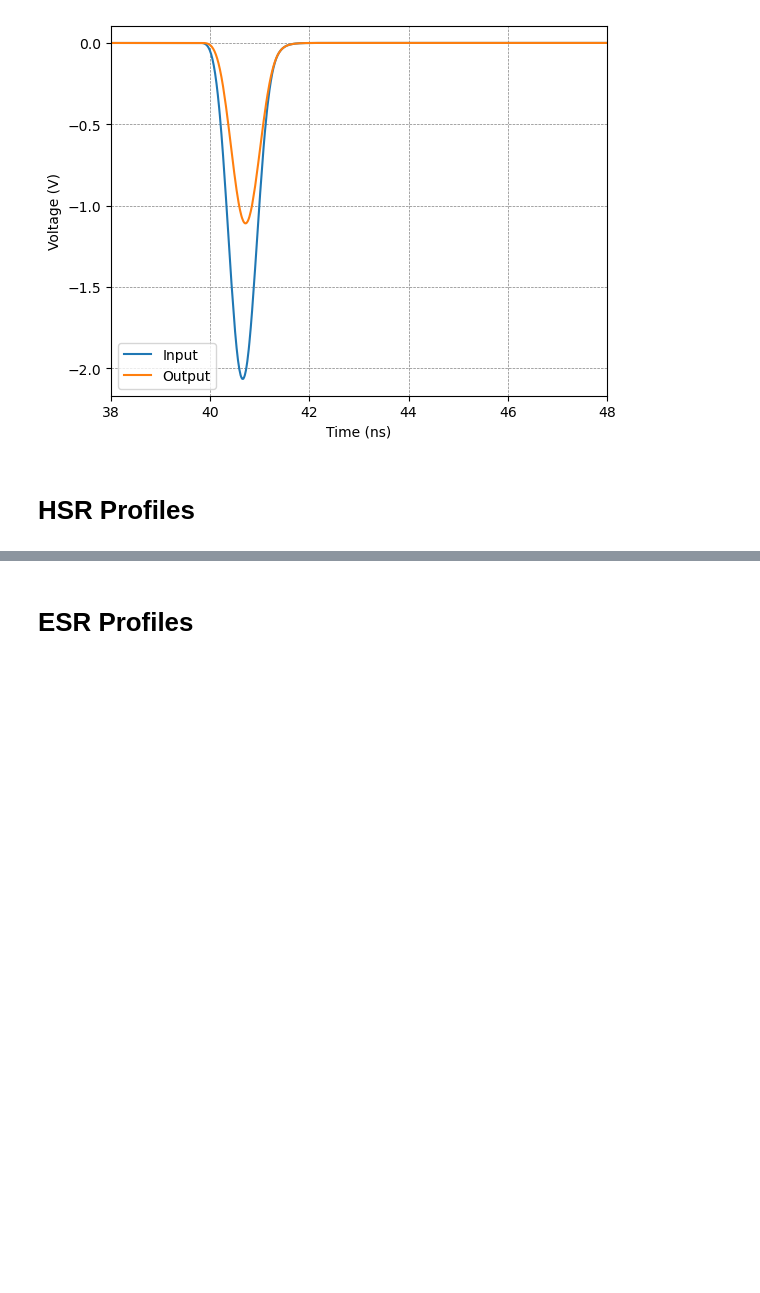
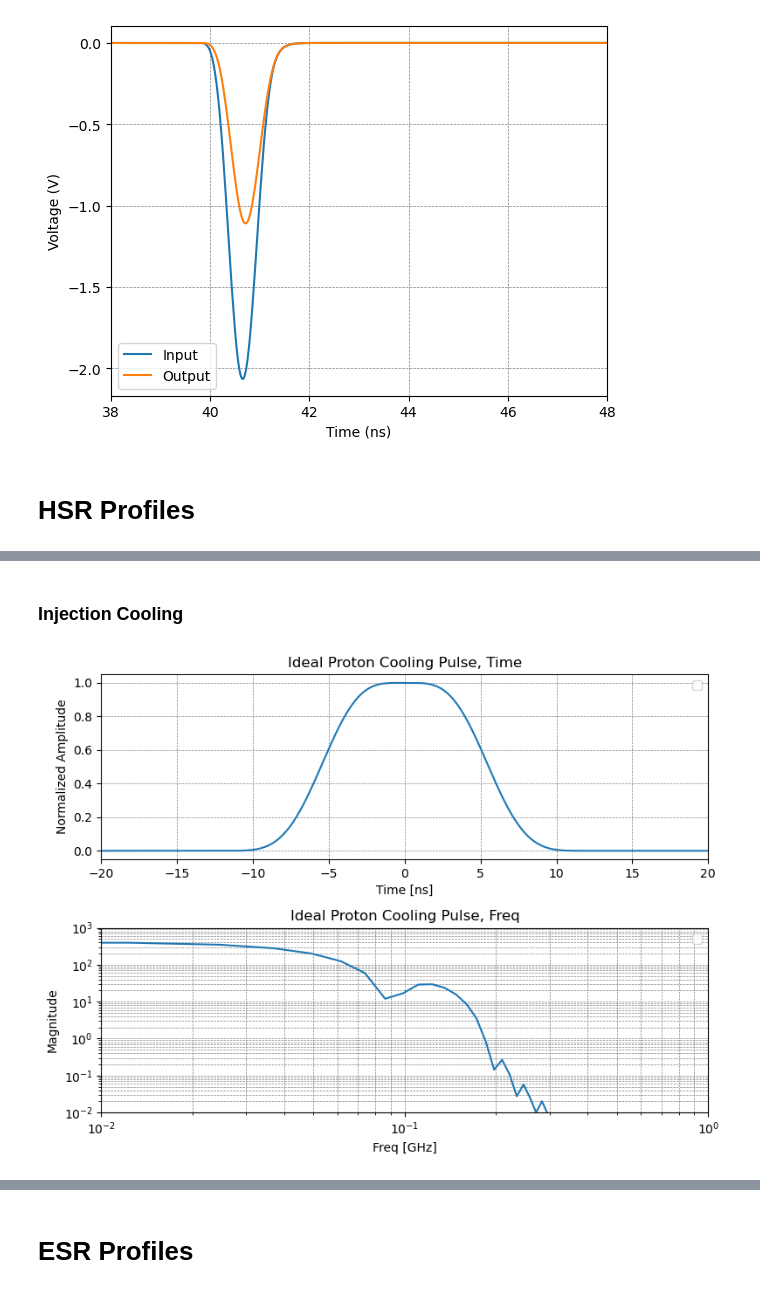
Before and after one commit to whyven/instrSimTools, a Jupyter notebook: instrSimTools/Testing_Notebook.ipynb, the cells around one changed output, grey strips where cells are left out. Cells and saved outputs as stored; diff of their text form; code cells hidden in the pictures; blank space fills up the shorter version.

```diff
--- a/instrSimTools/Testing_Notebook.ipynb
+++ b/instrSimTools/Testing_Notebook.ipynb
@@ -556,0 +586,9 @@ HSR_SIGS = {
+# %% [markdown]
+### Injection Cooling
+# %%
+plot_gaus_pulses( time_ary, HSR_SIGS['PP_COOL'], freq_ary, HSR_SPECS['PP_COOL'],
+                 ax1_xlim=[-20, 20], title="Ideal Proton Cooling Pulse",
+                 ax2_xlim=[0.01, 1], ax2_ylim=[1e-2, 1000], loglog=True,
+                 )
+# %% [output]
+[figure, added]
```
Also changed, not shown: parts of 16 cells of this notebook, 1 other file.
